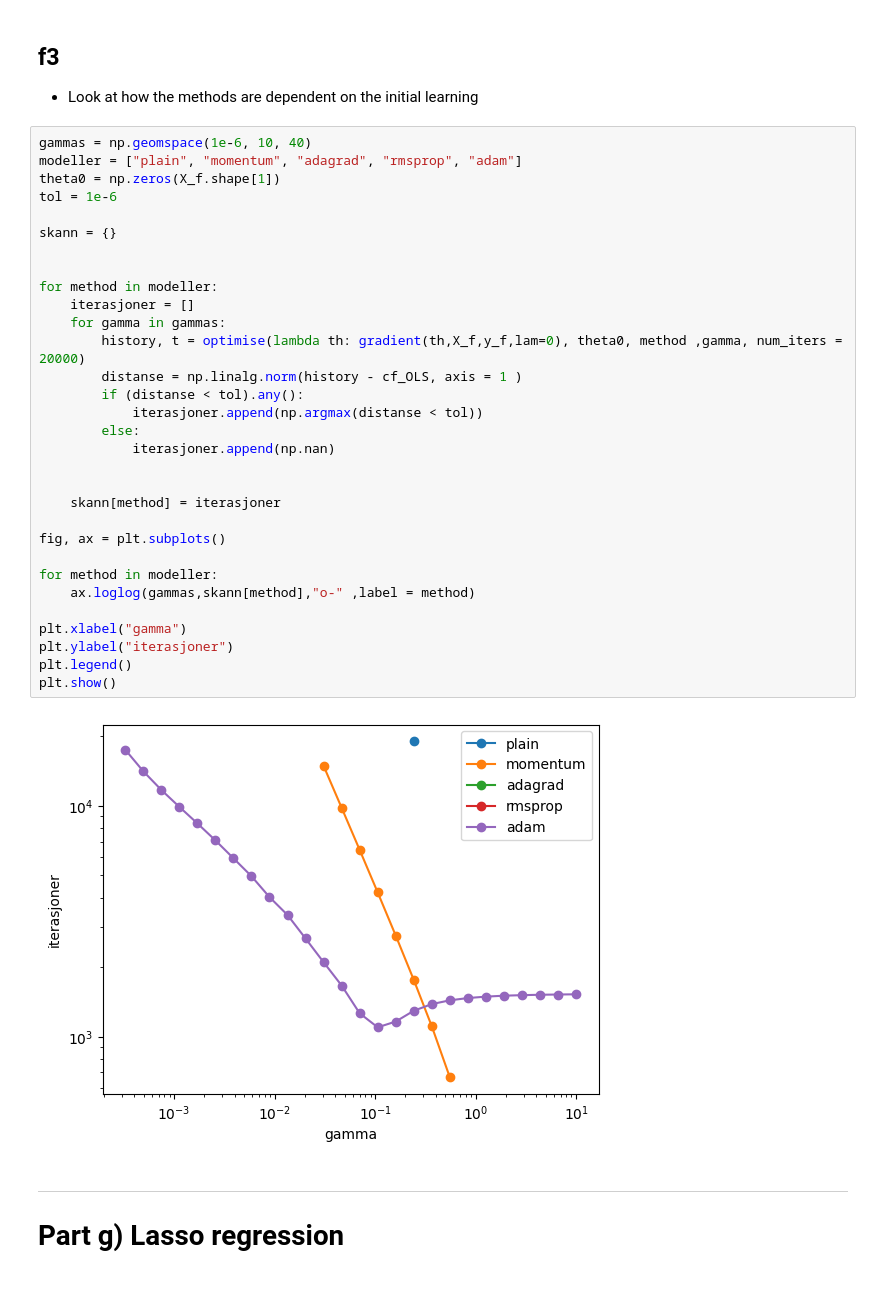
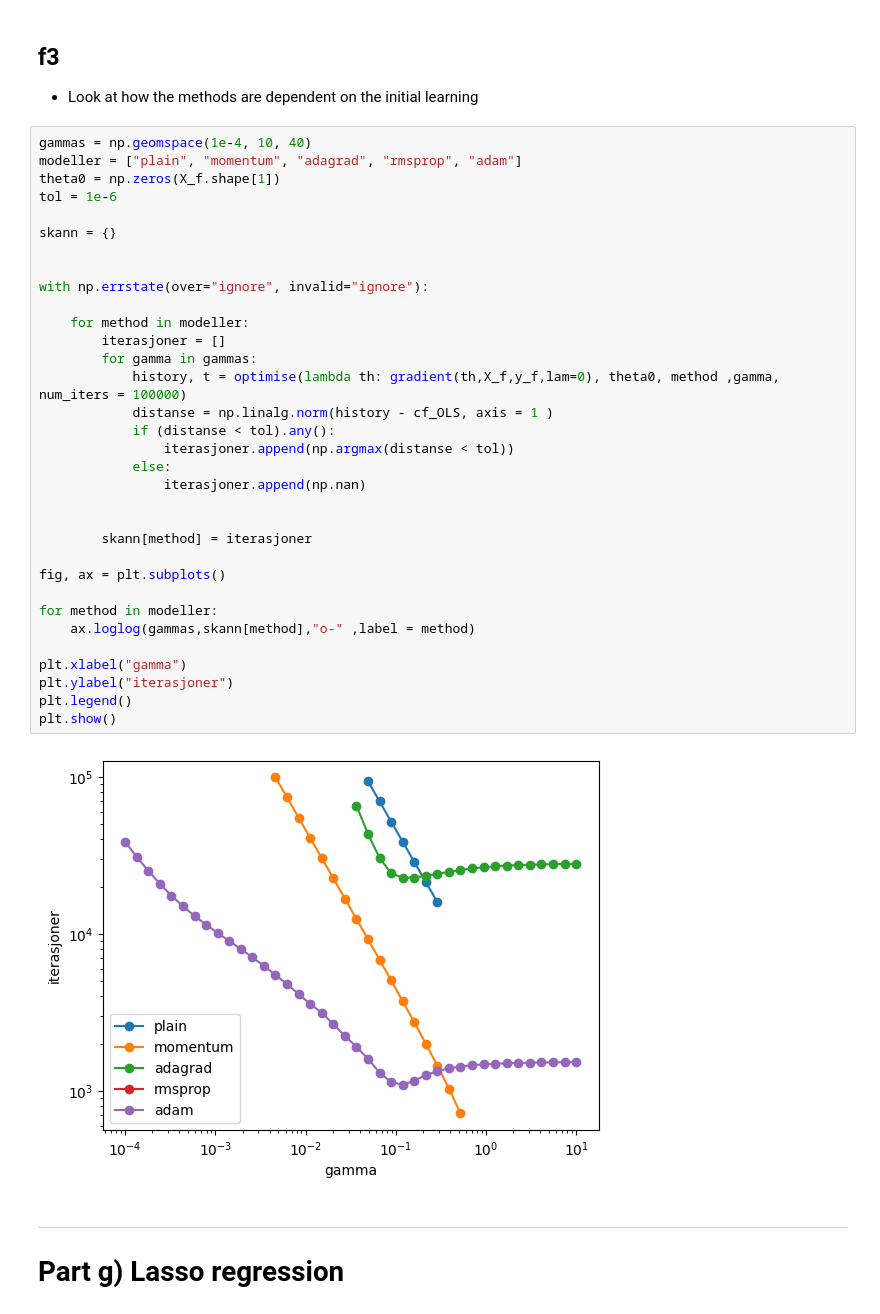
Before and after one commit to GardKL/Project1, a Jupyter notebook: Project1/code/Project1.ipynb, the cells around one changed output. Cells and saved outputs as stored; diff of their text form.

```diff
--- a/Project1/code/Project1.ipynb
+++ b/Project1/code/Project1.ipynb
@@ -1157,38 +1157,40 @@ Adam_Ridge converge, gamma = 1.00e-02: 3.05e+03 iterations
 
 - Look at how the methods are dependent on the initial learning
 # %%
-gammas = np.geomspace(1e-6, 10, 40)
+gammas = np.geomspace(1e-4, 10, 40)
 modeller = ["plain", "momentum", "adagrad", "rmsprop", "adam"]
 theta0 = np.zeros(X_f.shape[1])
 tol = 1e-6
 
 skann = {}
 
 
-for method in modeller:
-    iterasjoner = []
-    for gamma in gammas:
-        history, t = optimise(lambda th: gradient(th,X_f,y_f,lam=0), theta0, method ,gamma, num_iters = 20000)
-        distanse = np.linalg.norm(history - cf_OLS, axis = 1 )
-        if (distanse < tol).any():
-            iterasjoner.append(np.argmax(distanse < tol))
-        else:
-            iterasjoner.append(np.nan)
+with np.errstate(over="ignore", invalid="ignore"):
+
+    for method in modeller:
+        iterasjoner = []
+        for gamma in gammas:
+            history, t = optimise(lambda th: gradient(th,X_f,y_f,lam=0), theta0, method ,gamma, num_iters = 100000)
+            distanse = np.linalg.norm(history - cf_OLS, axis = 1 )
+            if (distanse < tol).any():
+                iterasjoner.append(np.argmax(distanse < tol))
+            else:
+                iterasjoner.append(np.nan)
 
 
-    skann[method] = iterasjoner
+        skann[method] = iterasjoner
 
 fig, ax = plt.subplots()
 
 for method in modeller:
     ax.loglog(gammas,skann[method],"o-" ,label = method)
 
 plt.xlabel("gamma")
 plt.ylabel("iterasjoner")
 plt.legend()
 plt.show()
 # %% [output]
-[figure, old version]
+[figure, new version]
 # %% [markdown]
 ---
 # Part g) Lasso regression
```
Also changed, not shown: parts of 1 cell of this notebook.
